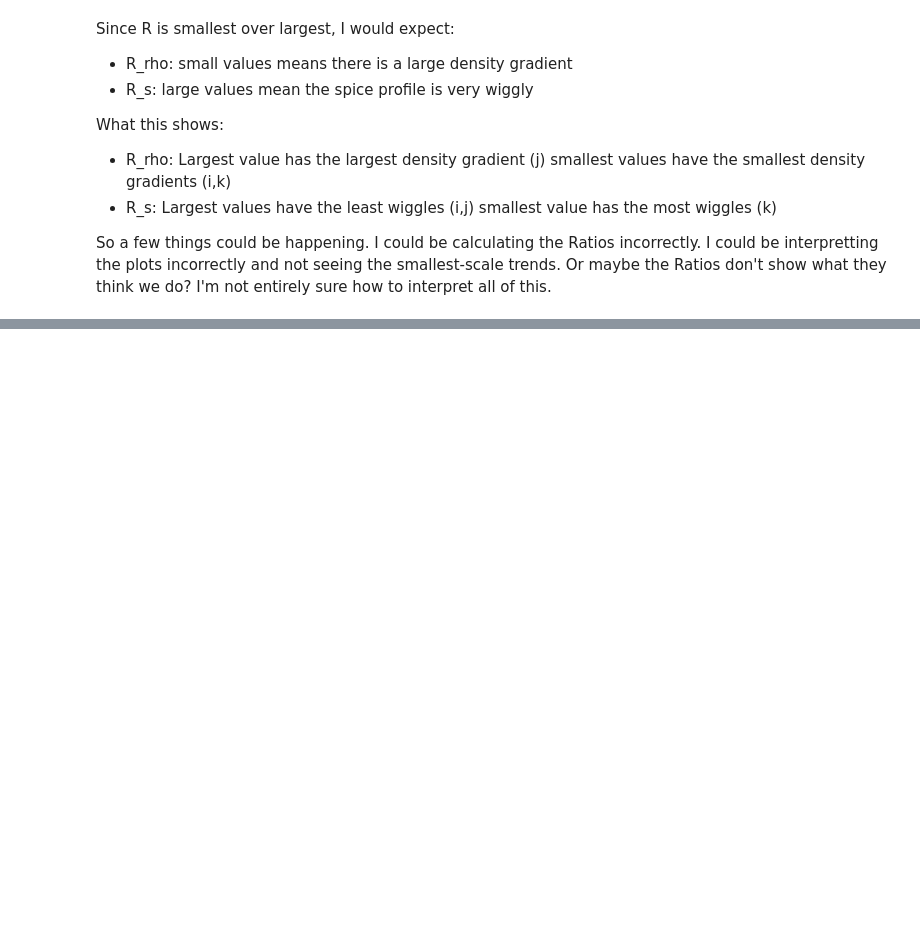
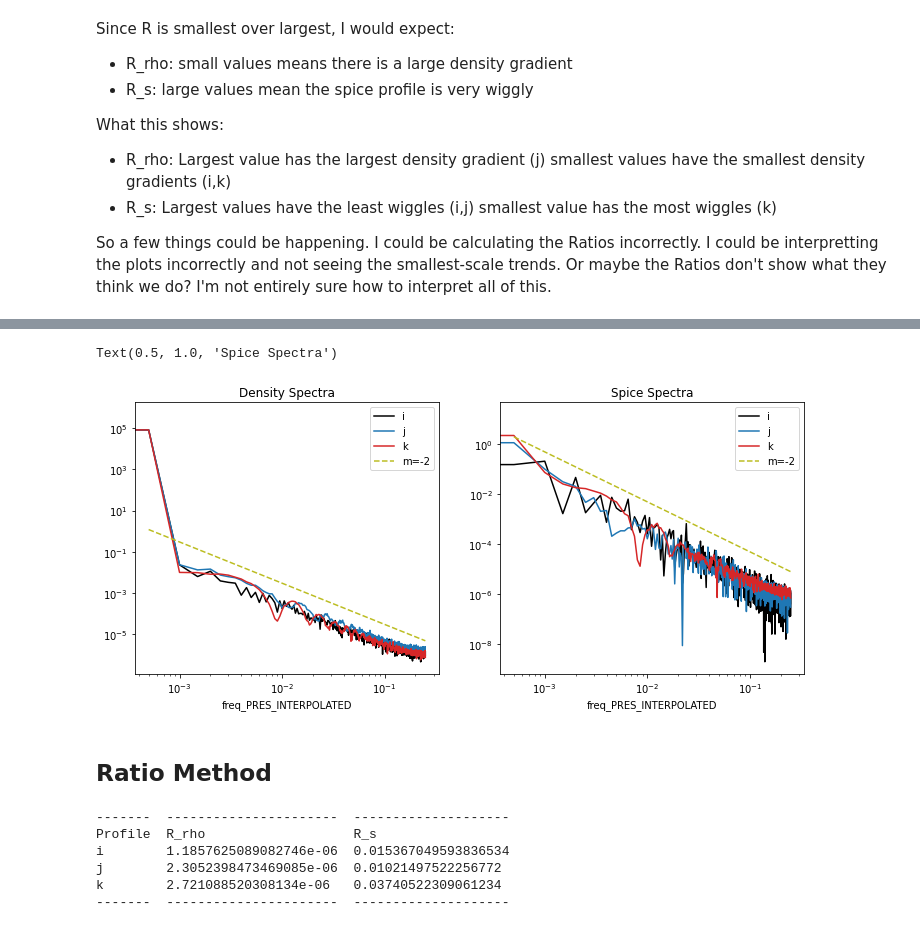
Before and after one commit to ocean-transport/argo-intern, a Jupyter notebook: argo_mult_scale.ipynb, the cells around one changed output, grey strips where cells are left out. Cells and saved outputs as stored; diff of their text form; code cells hidden in the pictures; blank space fills up the shorter version.

```diff
--- a/argo_mult_scale.ipynb
+++ b/argo_mult_scale.ipynb
@@ -197,0 +210,50 @@ So a few things could be happening. I could be calculating the Ratios incorrectl
+# %%
+i_float_SIG0  = float_z.isel(N_PROF=i).SIG0
+i_float_SPICE = float_z.isel(N_PROF=i).SPICE
+
+j_float_SIG0  = float_z.isel(N_PROF=j).SIG0
+j_float_SPICE = float_z.isel(N_PROF=j).SPICE
+
+k_float_SIG0  = float_z.isel(N_PROF=k).SIG0
+k_float_SPICE = float_z.isel(N_PROF=k).SPICE
+
+i_spec_SIG0  = xrft.power_spectrum(i_float_SIG0,  dim='PRES_INTERPOLATED', window='hamming')
+i_spec_SPICE = xrft.power_spectrum(i_float_SPICE, dim='PRES_INTERPOLATED', window='hamming')
+
+j_spec_SIG0  = xrft.power_spectrum(j_float_SIG0,  dim='PRES_INTERPOLATED', window='hamming')
+j_spec_SPICE = xrft.power_spectrum(j_float_SPICE, dim='PRES_INTERPOLATED', window='hamming')
+
+k_spec_SIG0  = xrft.power_spectrum(k_float_SIG0,  dim='PRES_INTERPOLATED', window='hamming')
+k_spec_SPICE = xrft.power_spectrum(k_float_SPICE, dim='PRES_INTERPOLATED', window='hamming')
+# %%
+plt.figure(figsize=(12,5))
+
+plt.subplot(1,2,1)
+i_spec_SIG0.plot(color=bk, label='i')
+j_spec_SIG0.plot(color=be, label='j')
+k_spec_SIG0.plot(color=rd, label='k')
+
+m=k_spec_SIG0.freq_PRES_INTERPOLATED
+plt.plot(m, 3e-7*m**(-2),'--',color='tab:olive',label='m=-2')
+plt.legend()
+plt.xscale('log')
+plt.yscale('log')
+plt.title('Density Spectra')
+
+
+plt.subplot(1,2,2)
+i_spec_SPICE.plot(color=bk, label='i')
+j_spec_SPICE.plot(color=be, label='j')
+k_spec_SPICE.plot(color=rd, label='k')
+
+m=k_spec_SPICE.freq_PRES_INTERPOLATED
+plt.plot(m, 5e-7*m**(-2),'--',color='tab:olive',label='m=-2')
+plt.legend()
+plt.xscale('log')
+plt.yscale('log')
+plt.title('Spice Spectra')
+# %% [output]
+Text(0.5, 1.0, 'Spice Spectra')
+[figure, added]
+# %% [markdown]
+## Ratio Method
@@ -197,0 +288,12 @@ So a few things could be happening. I could be calculating the Ratios incorrectl
+# %%
+from tabulate import tabulate
+
+Ratios = [['Profile', 'R_rho', 'R_s'], ['i', i_R_rho,i_R_s], ['j', j_R_rho,j_R_s], ['k', k_R_rho,k_R_s]]
+print(tabulate(Ratios))
+# %% [output]
+-------  ----------------------  --------------------
+Profile  R_rho                   R_s
+i        1.1857625089082746e-06  0.015367049593836534
+j        2.3052398473469085e-06  0.01021497522256772
+k        2.721088520308134e-06   0.03740522309061234
+-------  ----------------------  --------------------
```
Also changed, not shown: parts of 11 cells of this notebook, 1 other file.
